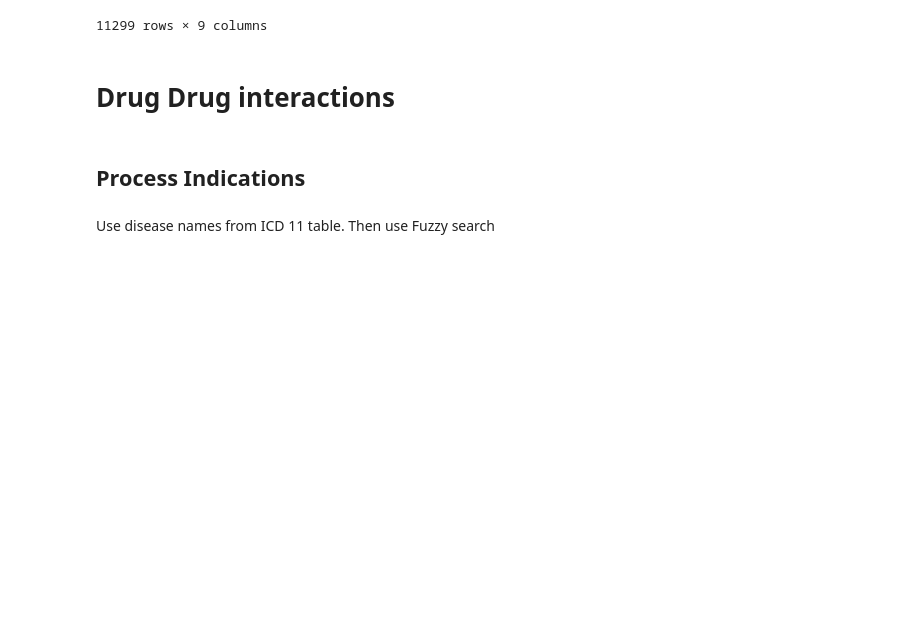
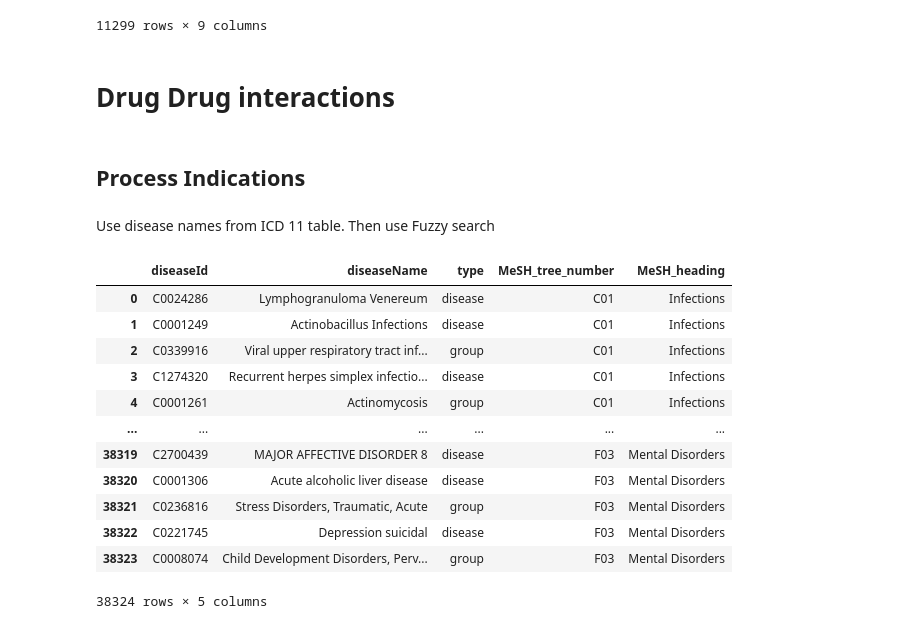
Before and after one commit to rangan2510/InteractDb-rc2, a Jupyter notebook: parser/drugbank-parser-rc2.ipynb, the cells around one changed output. Cells and saved outputs as stored; diff of their text form; code cells hidden in the pictures; blank space fills up the shorter version.

```diff
--- a/parser/drugbank-parser-rc2.ipynb
+++ b/parser/drugbank-parser-rc2.ipynb
@@ -496,3 +492,23 @@ search_terms = search_terms.split("\n")
+# %%
+# search_terms = open("../data/diseases/DisGeNET/tables/diseaseFiltered.csv")
+# search_terms = search_terms.read()
+# search_terms = search_terms.split("\n")
+search_terms_df = pd.read_csv("../data/diseases/DisGeNET/tables/diseaseFiltered.csv", sep="\t")
+search_terms_df
+# %% [output]
+|  | diseaseId | diseaseName | type | MeSH_tree_number | MeSH_heading |
+| 0 | C0024286 | Lymphogranuloma Venereum | disease | C01 | Infections |
+| 1 | C0001249 | Actinobacillus Infections | disease | C01 | Infections |
+| 2 | C0339916 | Viral upper respiratory tract inf... | group | C01 | Infections |
+| 3 | C1274320 | Recurrent herpes simplex infectio... | disease | C01 | Infections |
+| 4 | C0001261 | Actinomycosis | group | C01 | Infections |
+| ... | ... | ... | ... | ... | ... |
+| 38319 | C2700439 | MAJOR AFFECTIVE DISORDER 8 | disease | F03 | Mental Disorders |
+| 38320 | C0001306 | Acute alcoholic liver disease | disease | F03 | Mental Disorders |
+| 38321 | C0236816 | Stress Disorders, Traumatic, Acute | group | F03 | Mental Disorders |
+| 38322 | C0221745 | Depression suicidal | disease | F03 | Mental Disorders |
+| 38323 | C0008074 | Child Development Disorders, Perv... | group | F03 | Mental Disorders |
+38324 rows × 5 columns
 # %%
 drug_indications = []
 
```
Also changed, not shown: parts of 6 cells of this notebook, 15 other files.
